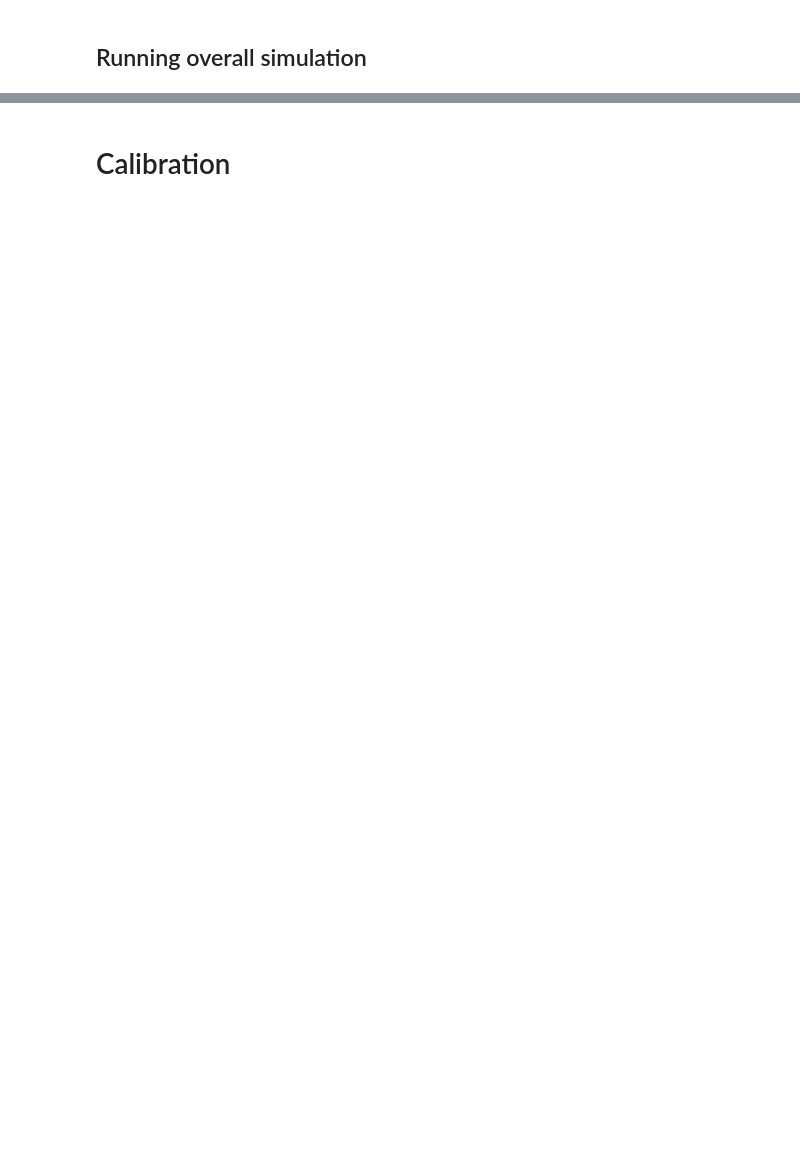
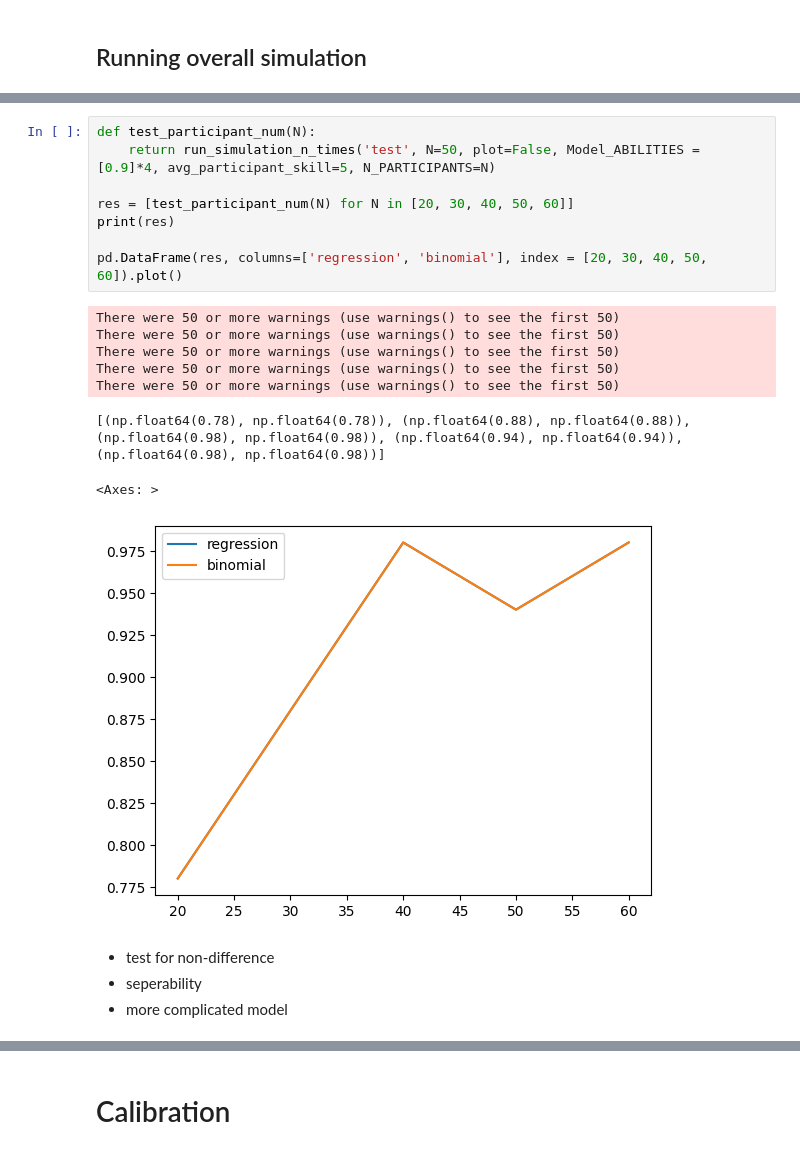
Before and after one commit to daxmavy/art, a Jupyter notebook: simulations/sim.ipynb, the cells around one changed output, grey strips where cells are left out. Cells and saved outputs as stored; diff of their text form; blank space fills up the shorter version.

```diff
--- a/simulations/sim.ipynb
+++ b/simulations/sim.ipynb
@@ -254,0 +468,21 @@ Waiting for profiling to be done...
+# %%
+def test_participant_num(N):
+    return run_simulation_n_times('test', N=50, plot=False, Model_ABILITIES = [0.9]*4, avg_participant_skill=5, N_PARTICIPANTS=N)
+
+res = [test_participant_num(N) for N in [20, 30, 40, 50, 60]]
+print(res)
+
+pd.DataFrame(res, columns=['regression', 'binomial'], index = [20, 30, 40, 50, 60]).plot()
+# %% [output]
+There were 50 or more warnings (use warnings() to see the first 50)
+There were 50 or more warnings (use warnings() to see the first 50)
+There were 50 or more warnings (use warnings() to see the first 50)
+There were 50 or more warnings (use warnings() to see the first 50)
+There were 50 or more warnings (use warnings() to see the first 50)
+[(np.float64(0.78), np.float64(0.78)), (np.float64(0.88), np.float64(0.88)), (np.float64(0.98), np.float64(0.98)), (np.float64(0.94), np.float64(0.94)), (np.float64(0.98), np.float64(0.98))]
+<Axes: >
+[figure, added]
+# %% [markdown]
+- test for non-difference
+- seperability
+- more complicated model
```
Also changed, not shown: parts of 20 cells of this notebook, 5 other files.
